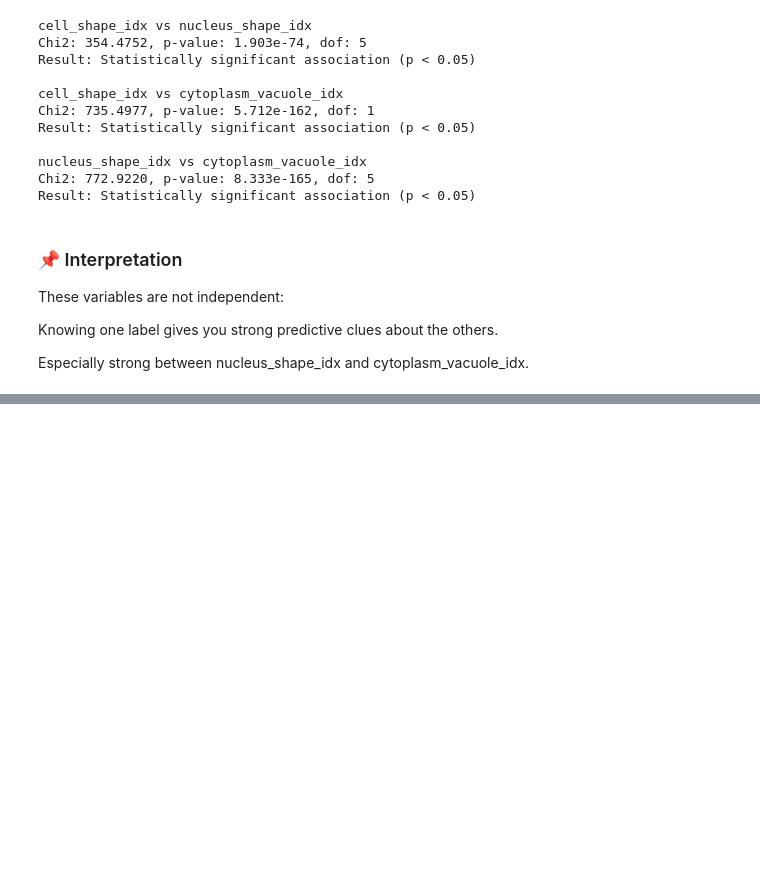
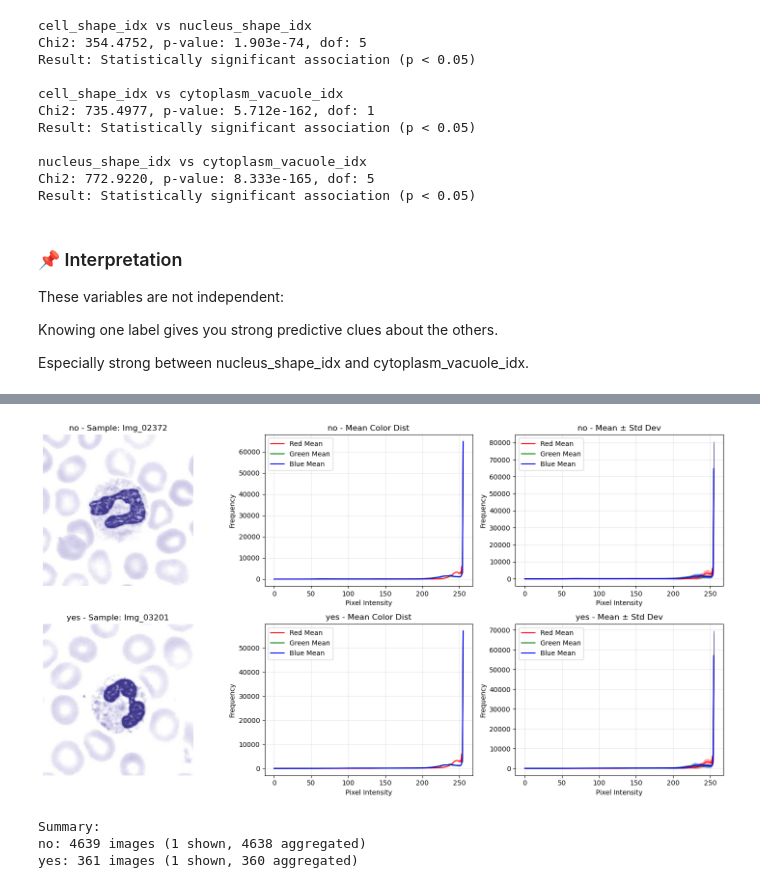
Before and after one commit to nhat117/DeepLearning_A1, a Jupyter notebook: A1.ipynb, the cells around one changed output, grey strips where cells are left out. Drawn from its saved outputs; the diff is of its cells as text; code cells hidden in the pictures; blank space fills up the shorter version.

```diff
--- a/A1.ipynb
+++ b/A1.ipynb
@@ -533,0 +640,7 @@ Especially strong between nucleus_shape_idx and cytoplasm_vacuole_idx.
+# %%
+plot_color_distribution_single_vs_aggregate(dev_data, data_dir / "Hematoxylin", 'cytoplasm_vacuole')
+# %% [output]
+[figure, added]
+Summary:
+no: 4639 images (1 shown, 4638 aggregated)
+yes: 361 images (1 shown, 360 aggregated)
```
Also changed, not shown: parts of 6 cells of this notebook.
